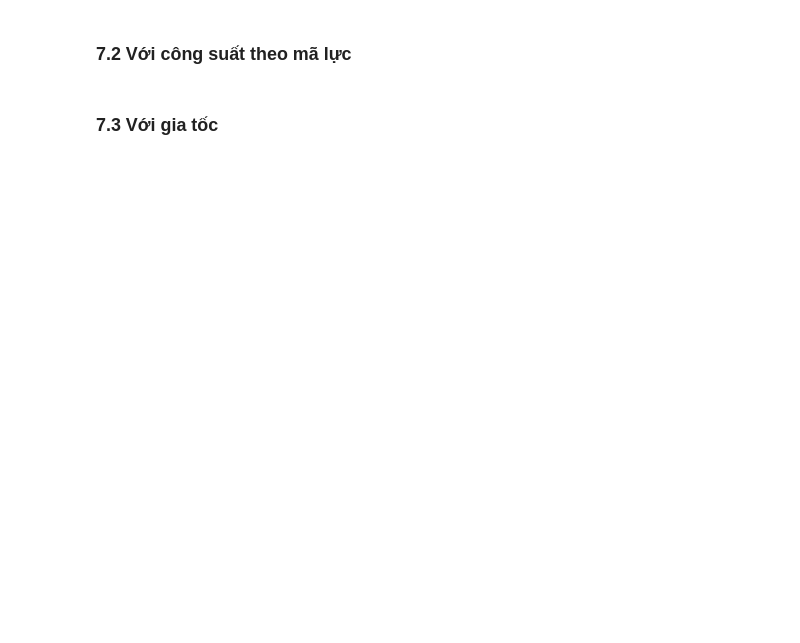
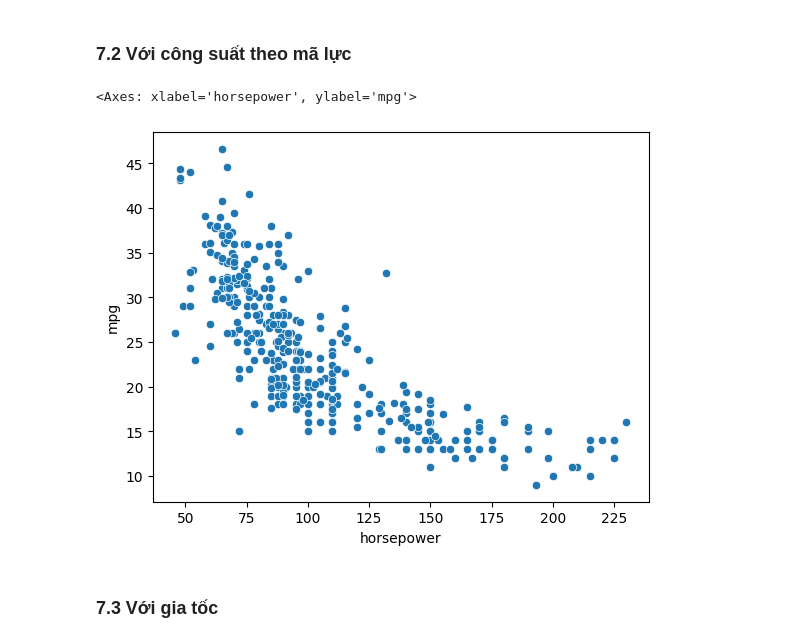
Before and after one commit to tnphat203/Thong-Ke-May-Tinh-Va-Ung-Dung, a Jupyter notebook: midterm-practice/mpg_ex.ipynb, the cells around one changed output. Cells and saved outputs as stored; diff of their text form; code cells hidden in the pictures; blank space fills up the shorter version.

```diff
--- a/midterm-practice/mpg_ex.ipynb
+++ b/midterm-practice/mpg_ex.ipynb
@@ -170,4 +147,9 @@ Thử vẽ bằng đồ thị scatter plot.
 # %% [markdown]
 ### 7.2 Với công suất theo mã lực
+# %%
+sns.scatterplot(x='horsepower', y='mpg', data=POP_mpg)
+# %% [output]
+<Axes: xlabel='horsepower', ylabel='mpg'>
+[figure, added]
 # %% [markdown]
 ### 7.3 Với gia tốc
```
Also changed, not shown: parts of 12 cells of this notebook, 1 other file.
